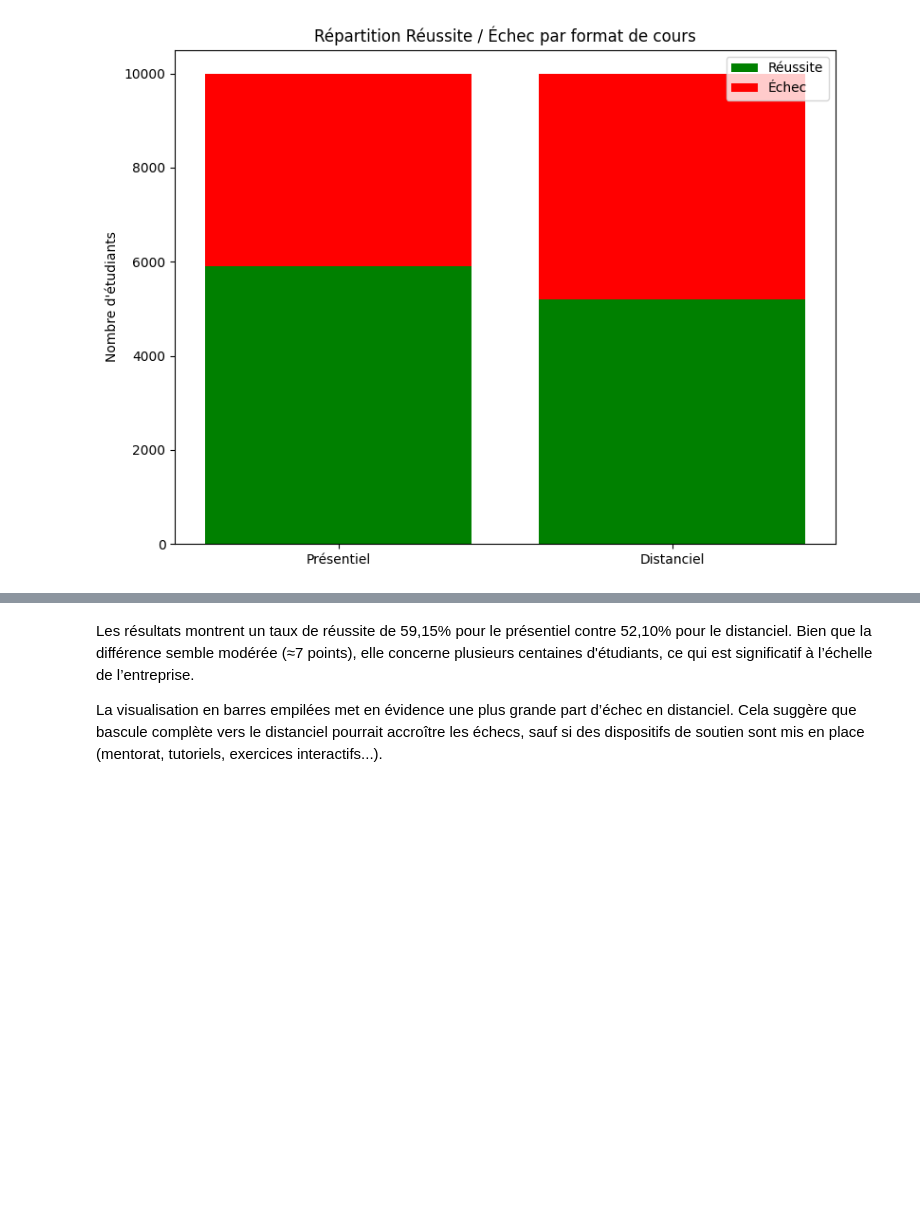
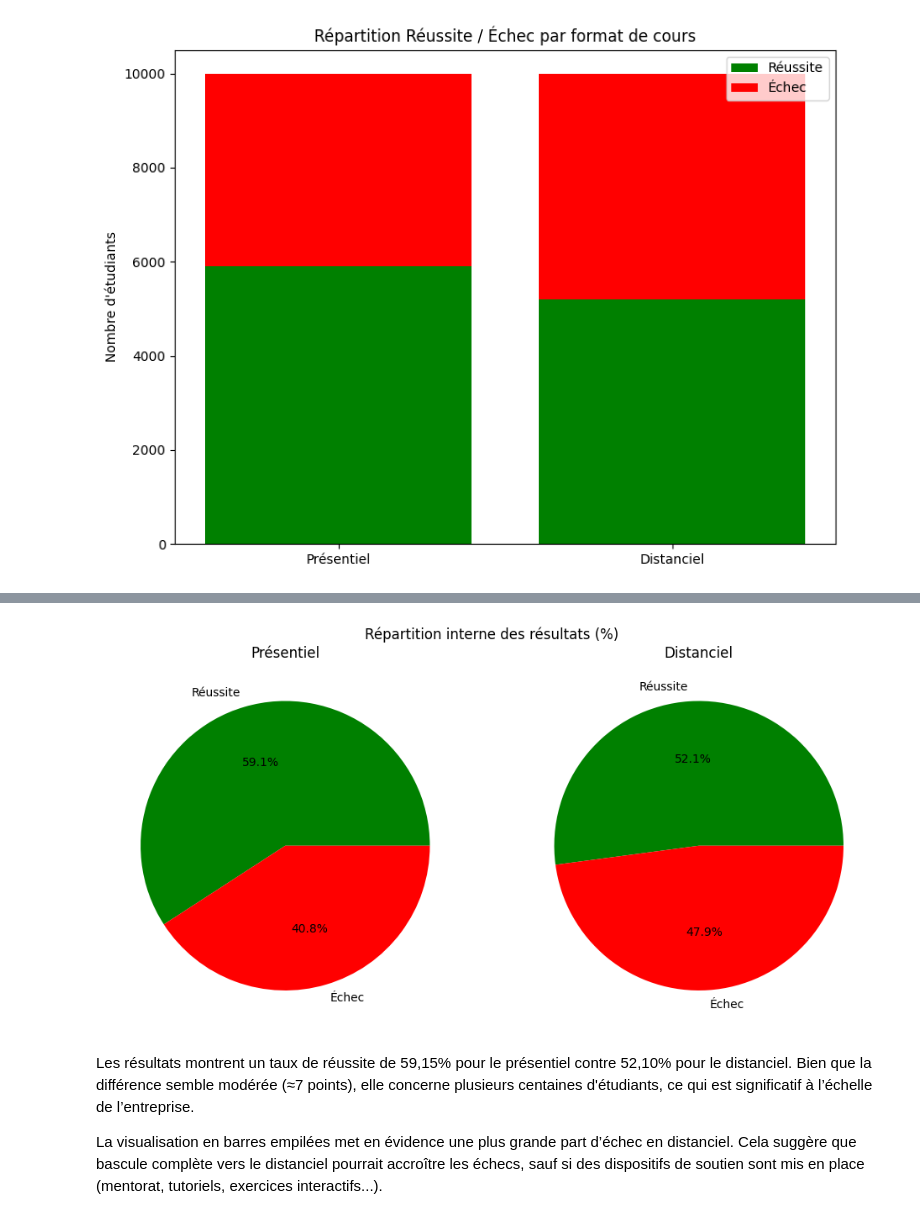
Before and after one commit to AbdessamadTzn/Evalytics, a Jupyter notebook: espacedetravailAyoub/mission1prob2.ipynb, the cells around one changed output, grey strips where cells are left out. Saved outputs shown, nothing was run; the diff lists cells and outputs as text; code cells hidden in the pictures; blank space fills up the shorter version.

```diff
--- a/espacedetravailAyoub/mission1prob2.ipynb
+++ b/espacedetravailAyoub/mission1prob2.ipynb
@@ -147,3 +184,21 @@ plt.show()
+# %%
+# Stacked pie charts
+
+fig, axs = plt.subplots(1, 2, figsize=(10,5))
+
+# Présentiel
+axs[0].pie(df_course['presentiel'], labels=['Réussite', 'Échec'], autopct='%1.1f%%', colors=['green', 'red'])
+axs[0].set_title("Présentiel")
+
+# Distanciel
+axs[1].pie(df_course['distanciel'], labels=['Réussite', 'Échec'], autopct='%1.1f%%', colors=['green', 'red'])
+axs[1].set_title("Distanciel")
+
+fig.suptitle("Répartition interne des résultats (%)")
+plt.tight_layout()
+plt.show()
+# %% [output]
+[figure, added]
 # %% [markdown]
 Les résultats montrent un taux de réussite de 59,15% pour le présentiel contre 52,10% pour le distanciel.
 Bien que la différence semble modérée (≈7 points), elle concerne plusieurs centaines d'étudiants, ce qui est significatif à l’échelle de l’entreprise.
```
Also changed, not shown: parts of 3 cells of this notebook.
